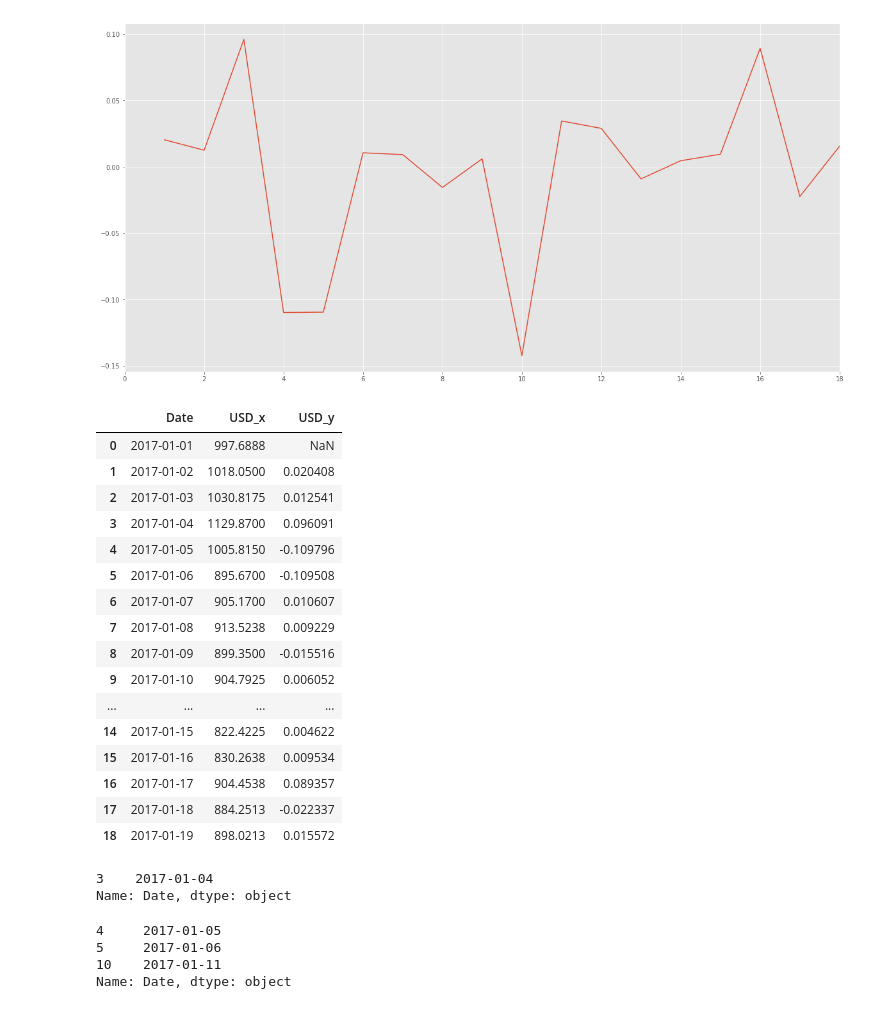
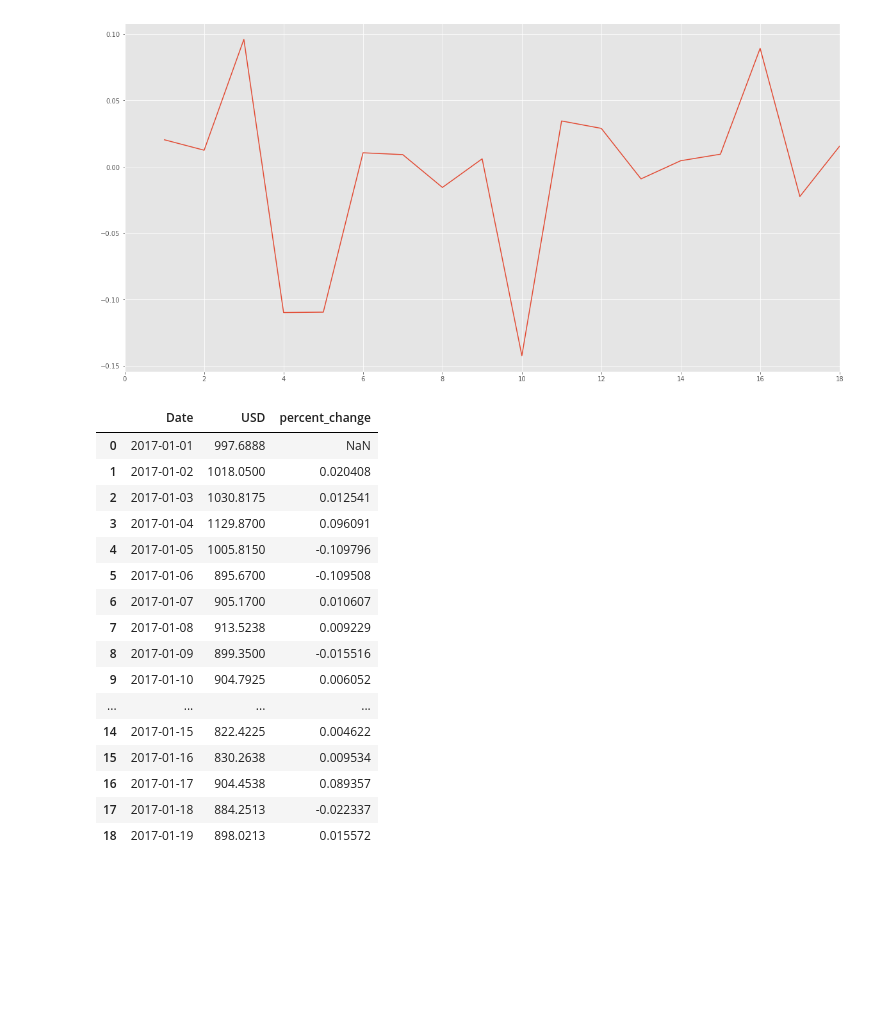
Before and after one commit to saturnist/bitcoin-prices, a Jupyter notebook: bitcoin_plot.ipynb, the cells around one changed output. Drawn from its saved outputs; the diff is of its cells as text; code cells hidden in the pictures; blank space fills up the shorter version.

Commit message:
renamed columns

```diff
--- a/bitcoin_plot.ipynb
+++ b/bitcoin_plot.ipynb
@@ -61,9 +61,10 @@ plt.show()
 [figure]
 # %%
 h = df.merge(percent_change.to_frame(), left_index=True, right_index=True)
+h.columns = ['Date', 'USD', 'percent_change']
 h
 # %% [output]
-|  | Date | USD_x | USD_y |
+|  | Date | USD | percent_change |
 | 0 | 2017-01-01 | 997.6888 | NaN |
 | 1 | 2017-01-02 | 1018.0500 | 0.020408 |
 | 2 | 2017-01-03 | 1030.8175 | 0.012541 |
@@ -84,14 +85,6 @@ h
 date_inc = h[h['USD_y'] > 0.09]
 
 date_inc['Date']
-# %% [output]
-3    2017-01-04
-Name: Date, dtype: object
 # %%
 date_dec = h[h['USD_y'] < -0.09]
 date_dec['Date']
-# %% [output]
-4     2017-01-05
-5     2017-01-06
-10    2017-01-11
-Name: Date, dtype: object
```
